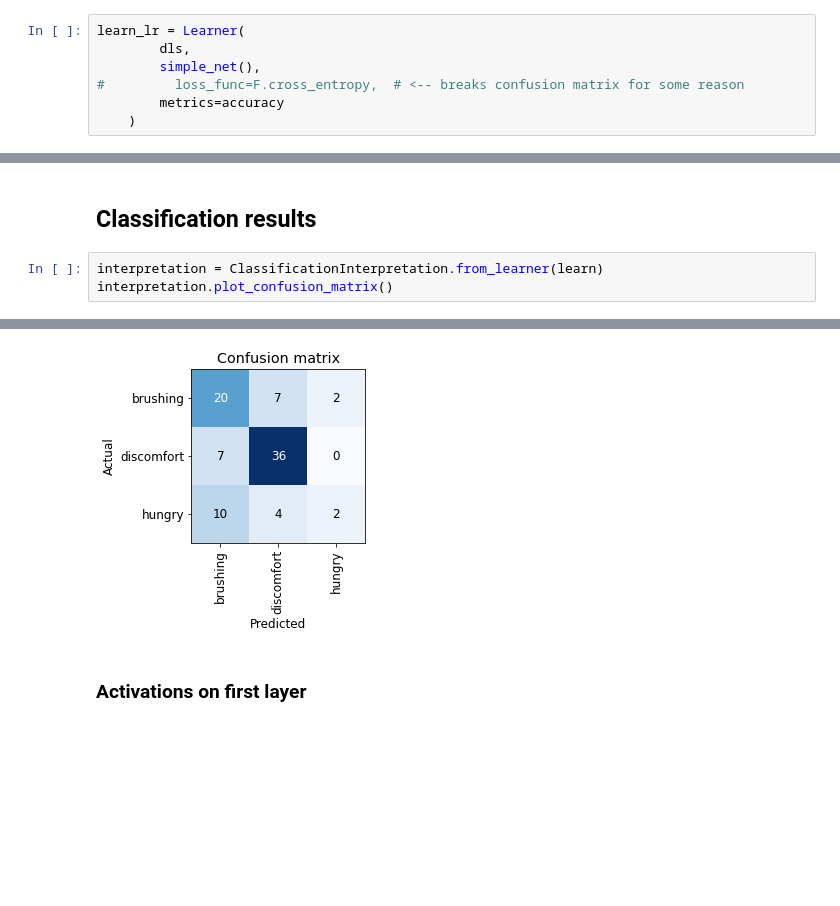
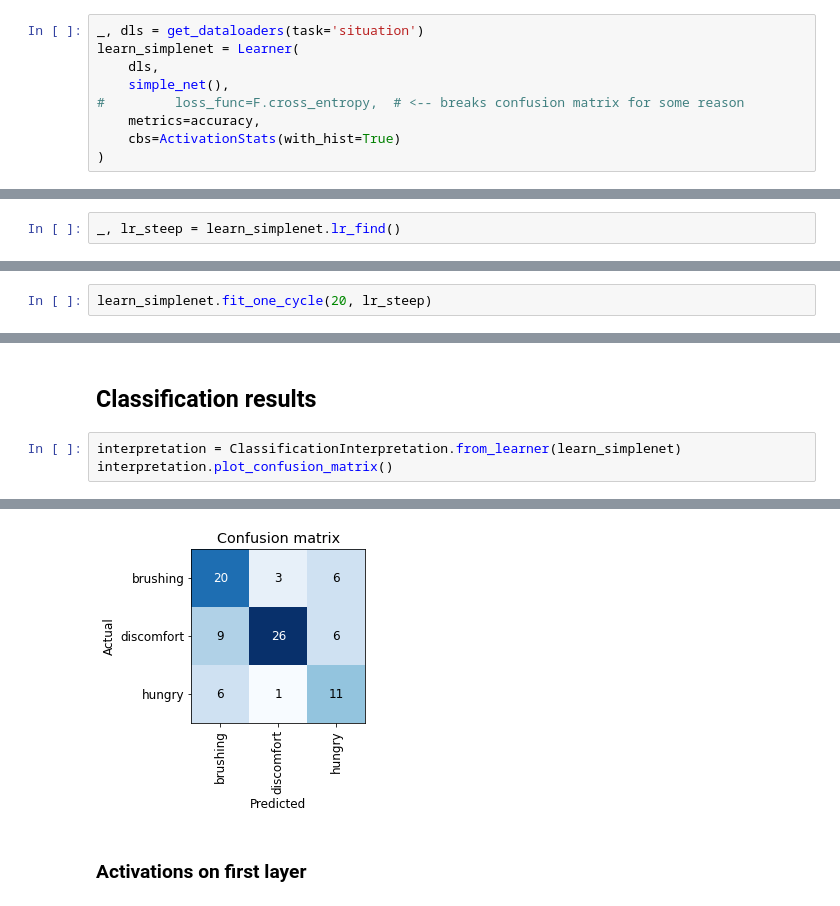
Before and after one commit to floriandotpy/data-playground, a Jupyter notebook: fastai/catmeows.ipynb, the cells around one changed output, grey strips where cells are left out. Cells and saved outputs as stored; diff of their text form; blank space fills up the shorter version.

```diff
--- a/fastai/catmeows.ipynb
+++ b/fastai/catmeows.ipynb
@@ -404,9 +413,11 @@ net(sample).shape
 # %% [output]
 torch.Size([4, 3])
 # %%
-learn_lr = Learner(
-        dls,
-        simple_net(),
+_, dls = get_dataloaders(task='situation')
+learn_simplenet = Learner(
+    dls,
+    simple_net(),
 #         loss_func=F.cross_entropy,  # <-- breaks confusion matrix for some reason
-        metrics=accuracy
-    )
+    metrics=accuracy,
+    cbs=ActivationStats(with_hist=True)
+)
@@ -418,0 +424,2 @@ SuggestedLRs(lr_min=0.003981071710586548, lr_steep=0.007585775572806597)
+# %%
+_, lr_steep = learn_simplenet.lr_find()
@@ -418,0 +429,2 @@ SuggestedLRs(lr_min=0.003981071710586548, lr_steep=0.007585775572806597)
+# %%
+learn_simplenet.fit_one_cycle(20, lr_steep)
@@ -460,11 +472,11 @@ learn.cbs
 # %% [markdown]
 ## Classification results
 # %%
-interpretation = ClassificationInterpretation.from_learner(learn)
+interpretation = ClassificationInterpretation.from_learner(learn_simplenet)
 interpretation.plot_confusion_matrix()
 # %% [output]
 [interactive output not drawn]
-[figure, old version]
+[figure, new version]
 # %% [markdown]
 ### Activations on first layer
 # %%
```
Also changed, not shown: parts of 34 cells of this notebook.
